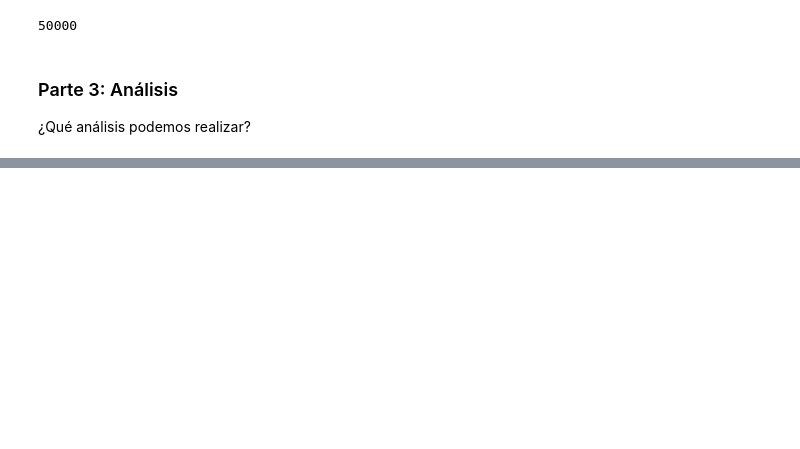
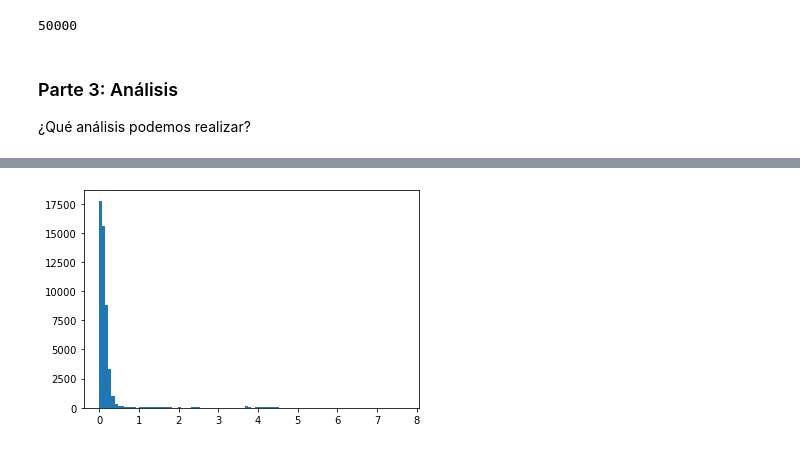
Before and after one commit to BrianPgz/HomeWork1_ML, a Jupyter notebook: Ejercicio1.ipynb, the cells around one changed output, grey strips where cells are left out. Cells and saved outputs as stored; diff of their text form; code cells hidden in the pictures; blank space fills up the shorter version.

Commit message:
Plots_de_discriminacion

```diff
--- a/Ejercicio1.ipynb
+++ b/Ejercicio1.ipynb
@@ -734,3 +737,3 @@ base_general.head(10)
 # %%
-base_general=base_general.merge(bd_base_inversion,how="left",on="_id2_")
+base_general_4=base_general_3.merge(bd_base_inversion,how="left",on="_id2_")
 # %%
@@ -758,0 +834,5 @@ len(base_general)
+# %%
+plt.hist(base_general_4[["avg(comportamiento_j)"]],bins=100)
+plt.show()
+# %% [output]
+[figure, added]
```
Also changed, not shown: parts of 22 cells of this notebook.
